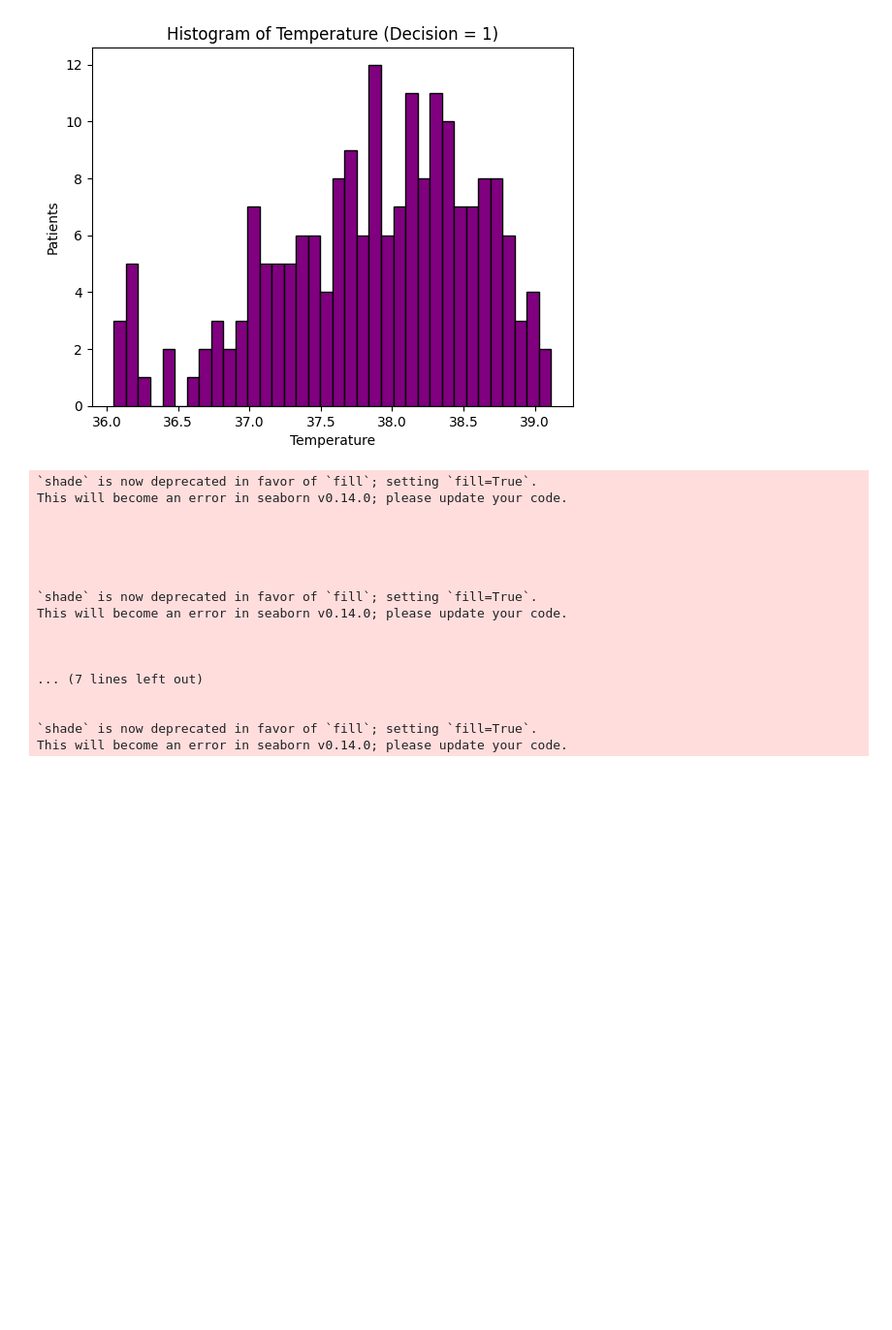
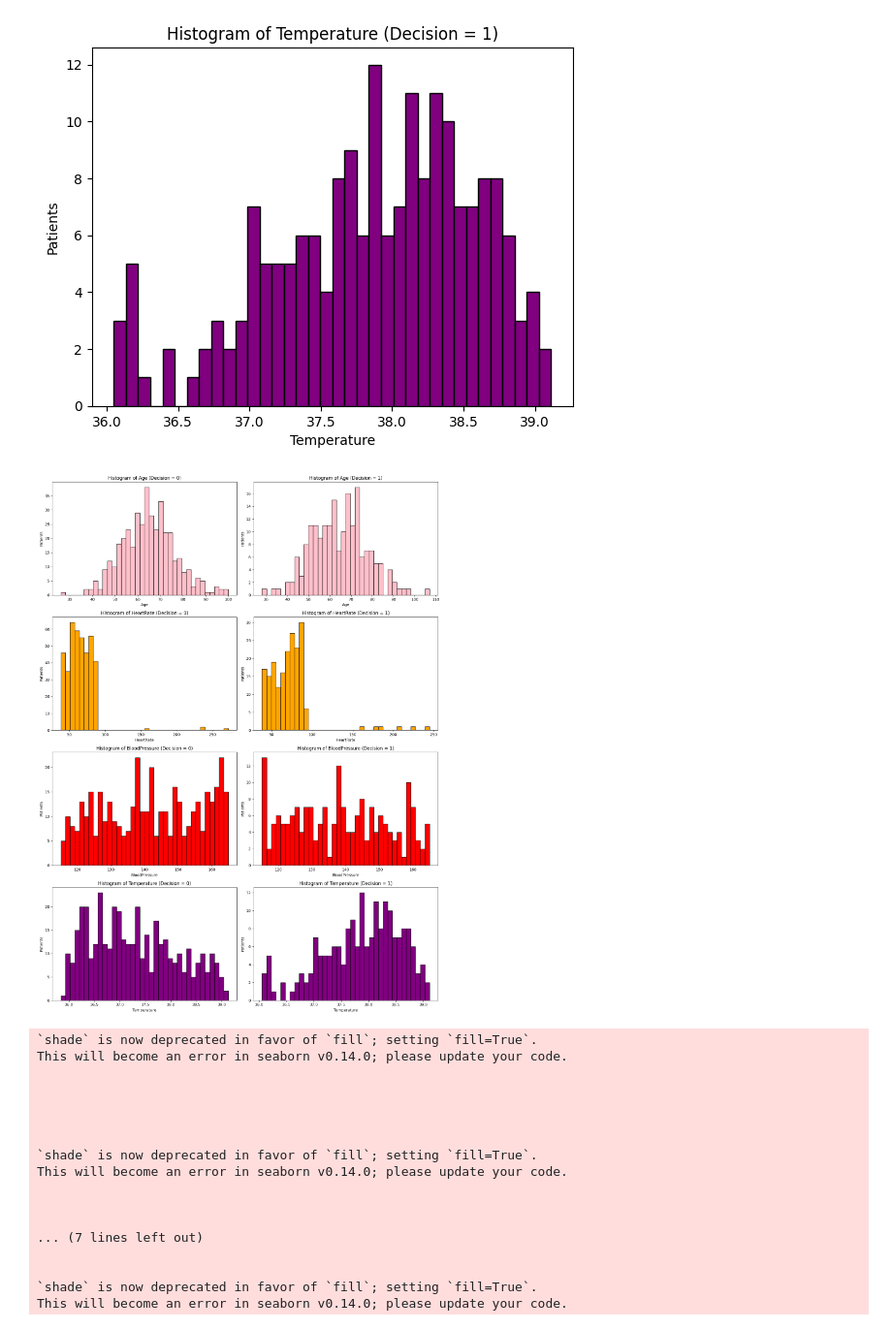
Before and after one commit to paulinomary/FIAD-Project2, a Jupyter notebook: Project2.ipynb, the cells around one changed output. Shown at 97% size. Drawn from its saved outputs; the diff is of its cells as text; code cells hidden in the pictures; blank space fills up the shorter version.

Commit message:
final commit (images folder)

```diff
--- a/Project2.ipynb
+++ b/Project2.ipynb
@@ -475,6 +475,69 @@ plt.show()
 [figure]
 [figure]
 [figure]
+# %%
+import matplotlib.pyplot as plt
+
+fig, axs = plt.subplots(4, 2, figsize=(15, 20))
+
+# Histogram of Age for Decision = 0
+axs[0, 0].hist(data[data['Decision'] == 0]['Age'], color='pink', edgecolor='black', bins=int(180/5))
+axs[0, 0].set_title('Histogram of Age (Decision = 0)')
+axs[0, 0].set_xlabel('Age')
+axs[0, 0].set_ylabel('Patients')
+
+# Histogram of Age for Decision = 1
+axs[0, 1].hist(data[data['Decision'] == 1]['Age'], color='pink', edgecolor='black', bins=int(180/5))
+axs[0, 1].set_title('Histogram of Age (Decision = 1)')
+axs[0, 1].set_xlabel('Age')
+axs[0, 1].set_ylabel('Patients')
+
+# Histogram of HeartRate for Decision = 0
+axs[1, 0].hist(data[data['Decision'] == 0]['HeartRate'], color='orange', edgecolor='black', bins=int(180/5))
+axs[1, 0].set_title('Histogram of HeartRate (Decision = 0)')
+axs[1, 0].set_xlabel('HeartRate')
+axs[1, 0].set_ylabel('Patients')
+
+# Histogram of HeartRate for Decision = 1
+axs[1, 1].hist(data[data['Decision'] == 1]['HeartRate'], color='orange', edgecolor='black', bins=int(180/5))
+axs[1, 1].set_title('Histogram of HeartRate (Decision = 1)')
+axs[1, 1].set_xlabel('HeartRate')
+axs[1, 1].set_ylabel('Patients')
+
+# Histogram of BloodPressure for Decision = 0
+axs[2, 0].hist(data[data['Decision'] == 0]['BloodPressure'], color='red', edgecolor='black', bins=int(180/5))
+axs[2, 0].set_title('Histogram of BloodPressure (Decision = 0)')
+axs[2, 0].set_xlabel('BloodPressure')
+axs[2, 0].set_ylabel('Patients')
+
+# Histogram of BloodPressure for Decision = 1
+axs[2, 1].hist(data[data['Decision'] == 1]['BloodPressure'], color='red', edgecolor='black', bins=int(180/5))
+axs[2, 1].set_title('Histogram of BloodPressure (Decision = 1)')
+axs[2, 1].set_xlabel('BloodPressure')
+axs[2, 1].set_ylabel('Patients')
+
+# Histogram of Temperature for Decision = 0
+axs[3, 0].hist(data[data['Decision'] == 0]['Temperature'], color='purple', edgecolor='black', bins=int(180/5))
+axs[3, 0].set_title('Histogram of Temperature (Decision = 0)')
+axs[3, 0].set_xlabel('Temperature')
+axs[3, 0].set_ylabel('Patients')
+
+# Histogram of Temperature for Decision = 1
+axs[3, 1].hist(data[data['Decision'] == 1]['Temperature'], color='purple', edgecolor='black', bins=int(180/5))
+axs[3, 1].set_title('Histogram of Temperature (Decision = 1)')
+axs[3, 1].set_xlabel('Temperature')
+axs[3, 1].set_ylabel('Patients')
+
+# Adjust layout
+plt.tight_layout()
+
+# Save the plot
+plt.savefig('Features_Distribution_by_Decision.png')
+
+# Show the plot
+plt.show()
+# %% [output]
+[figure, added]
 # %%
 # Create subplots
 fig, axs = plt.subplots(2, 2, figsize=(12, 10))
```
Also changed, not shown: 17 other files.
